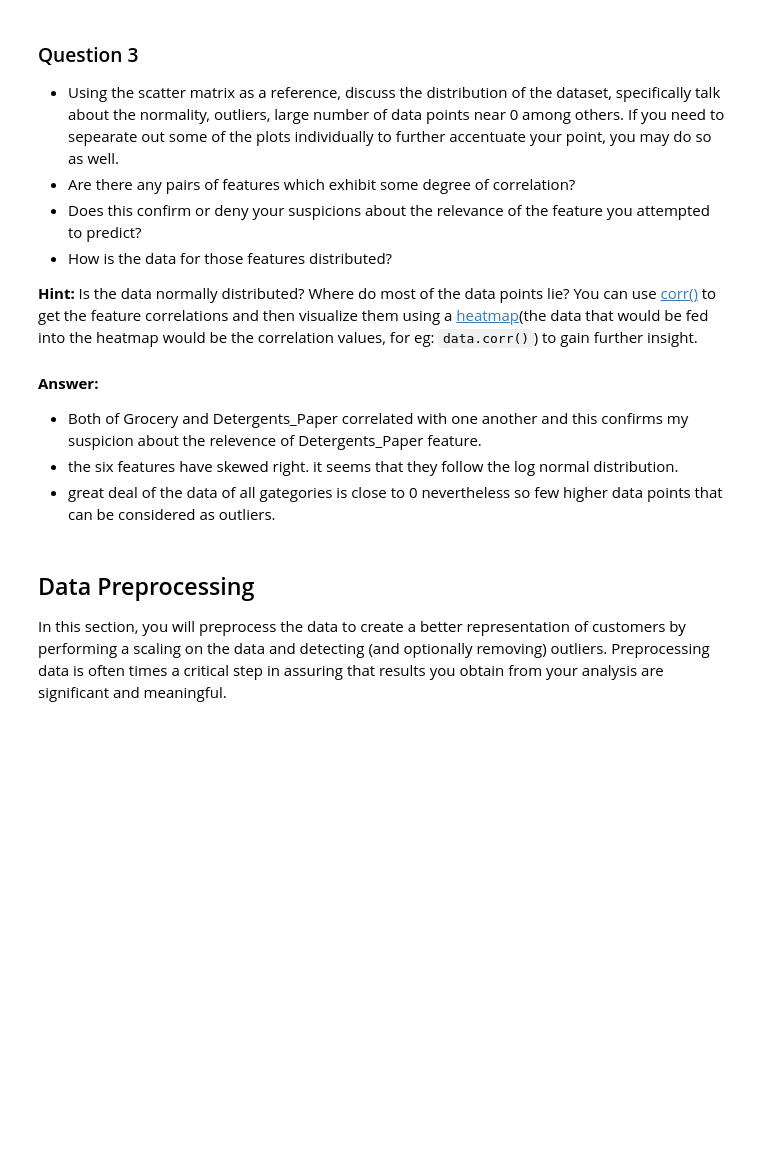
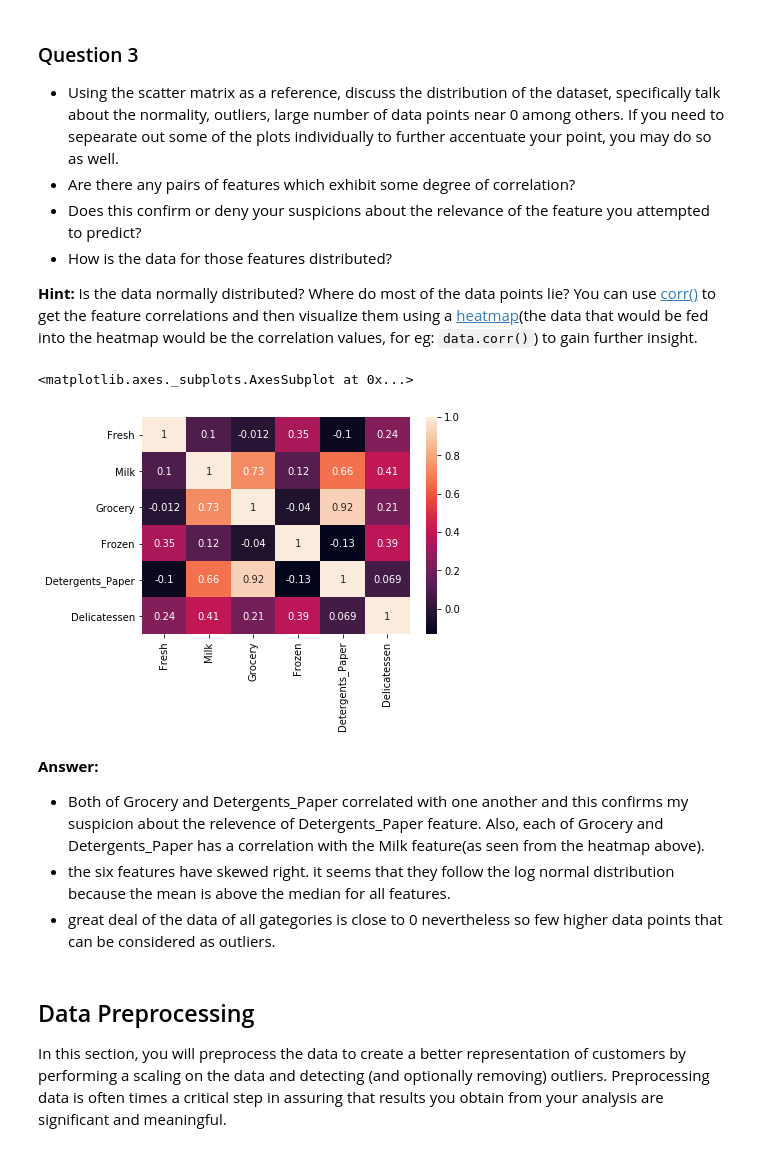
Before and after one commit to SamarShabanCS/ML-and-AI-projects, a Jupyter notebook: Projects/p5/customer segmentation/customer_segments.ipynb, the cells around one changed output. Drawn from its saved outputs; the diff is of its cells as text; code cells hidden in the pictures; blank space fills up the shorter version.

```diff
--- a/Projects/p5/customer segmentation/customer_segments.ipynb
+++ b/Projects/p5/customer segmentation/customer_segments.ipynb
@@ -181,11 +221,17 @@ pd.scatter_matrix(data, alpha = 0.3, figsize = (14,8), diagonal = 'kde');
 * How is the data for those features distributed?
 
 **Hint:** Is the data normally distributed? Where do most of the data points lie? You can use [corr()](https://pandas.pydata.org/pandas-docs/stable/generated/pandas.DataFrame.corr.html) to get the feature correlations and then visualize them using a [heatmap](http://seaborn.pydata.org/generated/seaborn.heatmap.html)(the data that would be fed into the heatmap would be the correlation values, for eg: `data.corr()`) to gain further insight.
+# %%
+import seaborn as sns
+sns.heatmap(data.corr(), annot = True)
+# %% [output]
+<matplotlib.axes._subplots.AxesSubplot at 0x...>
+[figure, added]
 # %% [markdown]
 **Answer:**
 
-- Both of Grocery and Detergents_Paper correlated with one another and this confirms my suspicion about the relevence of Detergents_Paper feature.
-- the six features have skewed right. it seems that they follow the log normal distribution.
+- Both of Grocery and Detergents_Paper correlated with one another and this confirms my suspicion about the relevence of Detergents_Paper feature. Also, each of Grocery and Detergents_Paper has a correlation with the Milk feature(as seen from the heatmap above).
+- the six features have skewed right. it seems that they follow the log normal distribution because the mean is above the median for all features.
 - great deal of the data of all gategories is close to 0 nevertheless so few higher data points that can  be considered as outliers.
 # %% [markdown]
 ## Data Preprocessing
```
Also changed, not shown: parts of 17 cells of this notebook, 1 other file.
